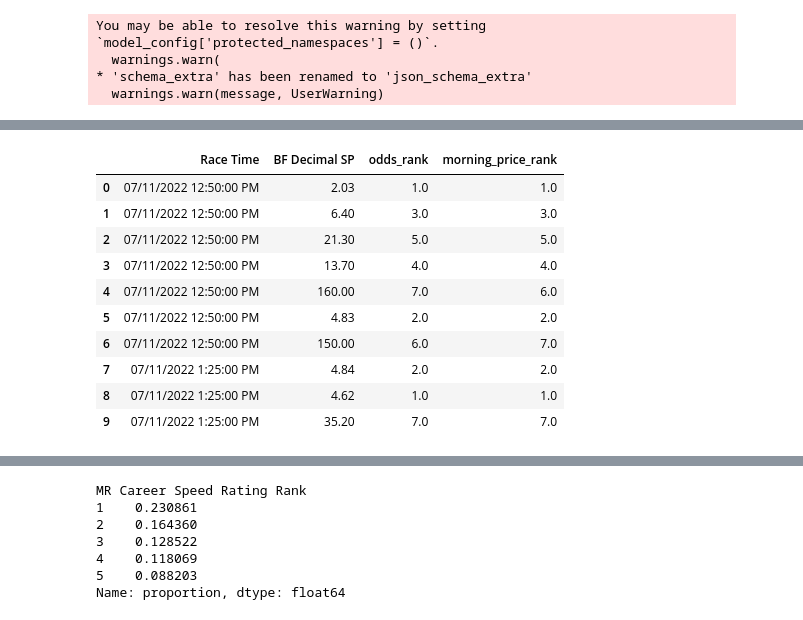
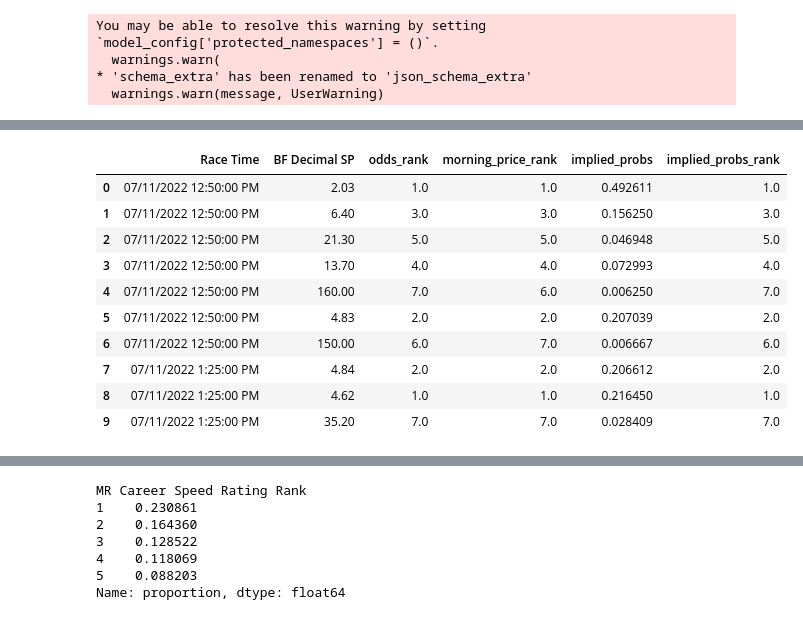
Before and after one commit to andrewbarwise/horse_trading, a Jupyter notebook: notebooks/jumps.ipynb, the cells around one changed output, grey strips where cells are left out. Drawn from its saved outputs; the diff is of its cells as text; code cells hidden in the pictures.

```diff
--- a/notebooks/jumps.ipynb
+++ b/notebooks/jumps.ipynb
@@ -44,27 +50,34 @@ df.head(5)
 # %%
 df['odds_rank'] = (
     df.groupby(['Race Time', 'Course'])['BF Decimal SP']
     .rank(method='min', ascending=True)
 )
 
 df['morning_price_rank'] = (
     df.groupby(['Race Time', 'Course'])['Morning Price']
     .rank(method='min', ascending=True)
 )
 
-df[['Race Time','BF Decimal SP', 'odds_rank', 'morning_price_rank']].head(10)
+df['implied_probs'] = 1 / df['BF Decimal SP']
+
+df['implied_probs_rank'] = (
+    df.groupby(['Race Time', 'Course'])['implied_probs']
+    .rank(method='min', ascending=False)
+)
+
+df[['Race Time','BF Decimal SP', 'odds_rank', 'morning_price_rank', 'implied_probs', 'implied_probs_rank']].head(10)
 # %% [output]
-|  | Race Time | BF Decimal SP | odds_rank | morning_price_rank |
-| 0 | 07/11/2022 12:50:00 PM | 2.03 | 1.0 | 1.0 |
-| 1 | 07/11/2022 12:50:00 PM | 6.40 | 3.0 | 3.0 |
-| 2 | 07/11/2022 12:50:00 PM | 21.30 | 5.0 | 5.0 |
-| 3 | 07/11/2022 12:50:00 PM | 13.70 | 4.0 | 4.0 |
-| 4 | 07/11/2022 12:50:00 PM | 160.00 | 7.0 | 6.0 |
-| 5 | 07/11/2022 12:50:00 PM | 4.83 | 2.0 | 2.0 |
-| 6 | 07/11/2022 12:50:00 PM | 150.00 | 6.0 | 7.0 |
-| 7 | 07/11/2022 1:25:00 PM | 4.84 | 2.0 | 2.0 |
-| 8 | 07/11/2022 1:25:00 PM | 4.62 | 1.0 | 1.0 |
-| 9 | 07/11/2022 1:25:00 PM | 35.20 | 7.0 | 7.0 |
+|  | Race Time | BF Decimal SP | odds_rank | morning_price_rank | implied_probs | implied_probs_rank |
+| 0 | 07/11/2022 12:50:00 PM | 2.03 | 1.0 | 1.0 | 0.492611 | 1.0 |
+| 1 | 07/11/2022 12:50:00 PM | 6.40 | 3.0 | 3.0 | 0.156250 | 3.0 |
+| 2 | 07/11/2022 12:50:00 PM | 21.30 | 5.0 | 5.0 | 0.046948 | 5.0 |
+| 3 | 07/11/2022 12:50:00 PM | 13.70 | 4.0 | 4.0 | 0.072993 | 4.0 |
+| 4 | 07/11/2022 12:50:00 PM | 160.00 | 7.0 | 6.0 | 0.006250 | 7.0 |
+| 5 | 07/11/2022 12:50:00 PM | 4.83 | 2.0 | 2.0 | 0.207039 | 2.0 |
+| 6 | 07/11/2022 12:50:00 PM | 150.00 | 6.0 | 7.0 | 0.006667 | 6.0 |
+| 7 | 07/11/2022 1:25:00 PM | 4.84 | 2.0 | 2.0 | 0.206612 | 2.0 |
+| 8 | 07/11/2022 1:25:00 PM | 4.62 | 1.0 | 1.0 | 0.216450 | 1.0 |
+| 9 | 07/11/2022 1:25:00 PM | 35.20 | 7.0 | 7.0 | 0.028409 | 7.0 |
 # %%
 winners = df[df['Won (1=Won, 0=Lost)'] == 1]
 winners.head()
```
Also changed, not shown: parts of 10 cells of this notebook, 6 other files.
